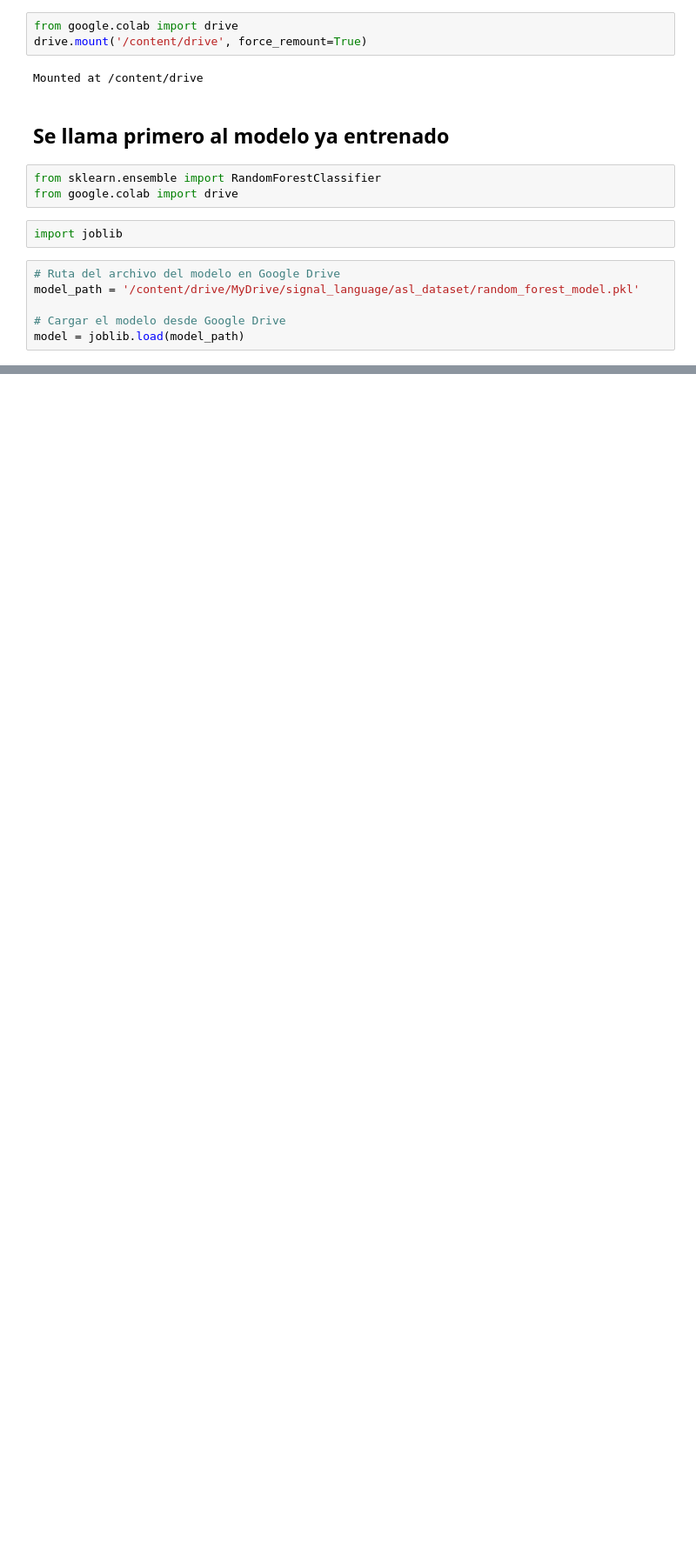
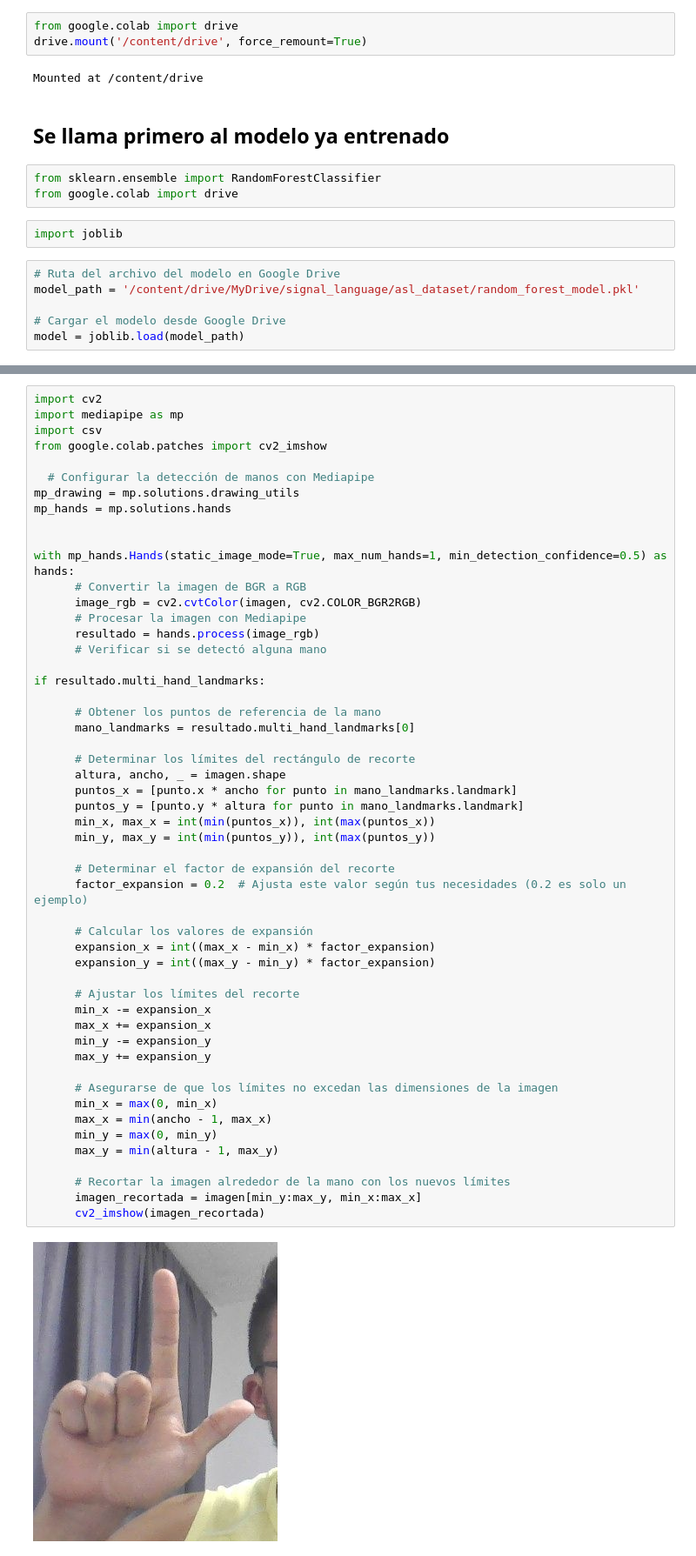
Before and after one commit to cristhiansito123/mai_hand, a Jupyter notebook: scripts/evaluation/evaluation_model.ipynb, the cells around one changed output, grey strips where cells are left out. Shown: that part at 87% size. Drawn from its saved outputs; the diff is of its cells as text; blank space fills up the shorter version.

```diff
--- a/scripts/evaluation/evaluation_model.ipynb
+++ b/scripts/evaluation/evaluation_model.ipynb
@@ -20,0 +164,54 @@ model = joblib.load(model_path)
+# %%
+import cv2
+import mediapipe as mp
+import csv
+from google.colab.patches import cv2_imshow
+
+  # Configurar la detección de manos con Mediapipe
+mp_drawing = mp.solutions.drawing_utils
+mp_hands = mp.solutions.hands
+
+
+with mp_hands.Hands(static_image_mode=True, max_num_hands=1, min_detection_confidence=0.5) as hands:
+      # Convertir la imagen de BGR a RGB
+      image_rgb = cv2.cvtColor(imagen, cv2.COLOR_BGR2RGB)
+      # Procesar la imagen con Mediapipe
+      resultado = hands.process(image_rgb)
+      # Verificar si se detectó alguna mano
+
+if resultado.multi_hand_landmarks:
+
+      # Obtener los puntos de referencia de la mano
+      mano_landmarks = resultado.multi_hand_landmarks[0]
+
+      # Determinar los límites del rectángulo de recorte
+      altura, ancho, _ = imagen.shape
+      puntos_x = [punto.x * ancho for punto in mano_landmarks.landmark]
+      puntos_y = [punto.y * altura for punto in mano_landmarks.landmark]
+      min_x, max_x = int(min(puntos_x)), int(max(puntos_x))
+      min_y, max_y = int(min(puntos_y)), int(max(puntos_y))
+
+      # Determinar el factor de expansión del recorte
+      factor_expansion = 0.2  # Ajusta este valor según tus necesidades (0.2 es solo un ejemplo)
+
+      # Calcular los valores de expansión
+      expansion_x = int((max_x - min_x) * factor_expansion)
+      expansion_y = int((max_y - min_y) * factor_expansion)
+
+      # Ajustar los límites del recorte
+      min_x -= expansion_x
+      max_x += expansion_x
+      min_y -= expansion_y
+      max_y += expansion_y
+
+      # Asegurarse de que los límites no excedan las dimensiones de la imagen
+      min_x = max(0, min_x)
+      max_x = min(ancho - 1, max_x)
+      min_y = max(0, min_y)
+      max_y = min(altura - 1, max_y)
+
+      # Recortar la imagen alrededor de la mano con los nuevos límites
+      imagen_recortada = imagen[min_y:max_y, min_x:max_x]
+      cv2_imshow(imagen_recortada)
+# %% [output]
+[figure, added]
```
Also changed, not shown: parts of 15 cells of this notebook.
